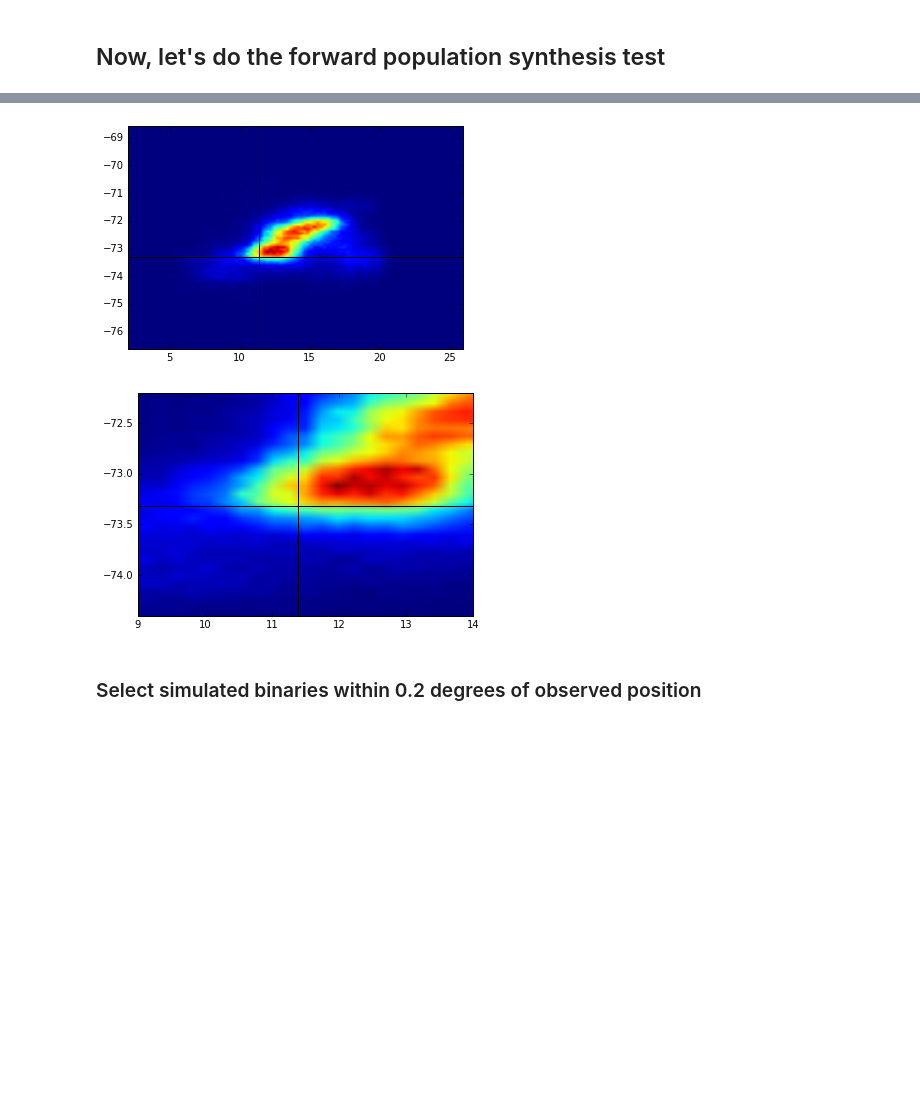
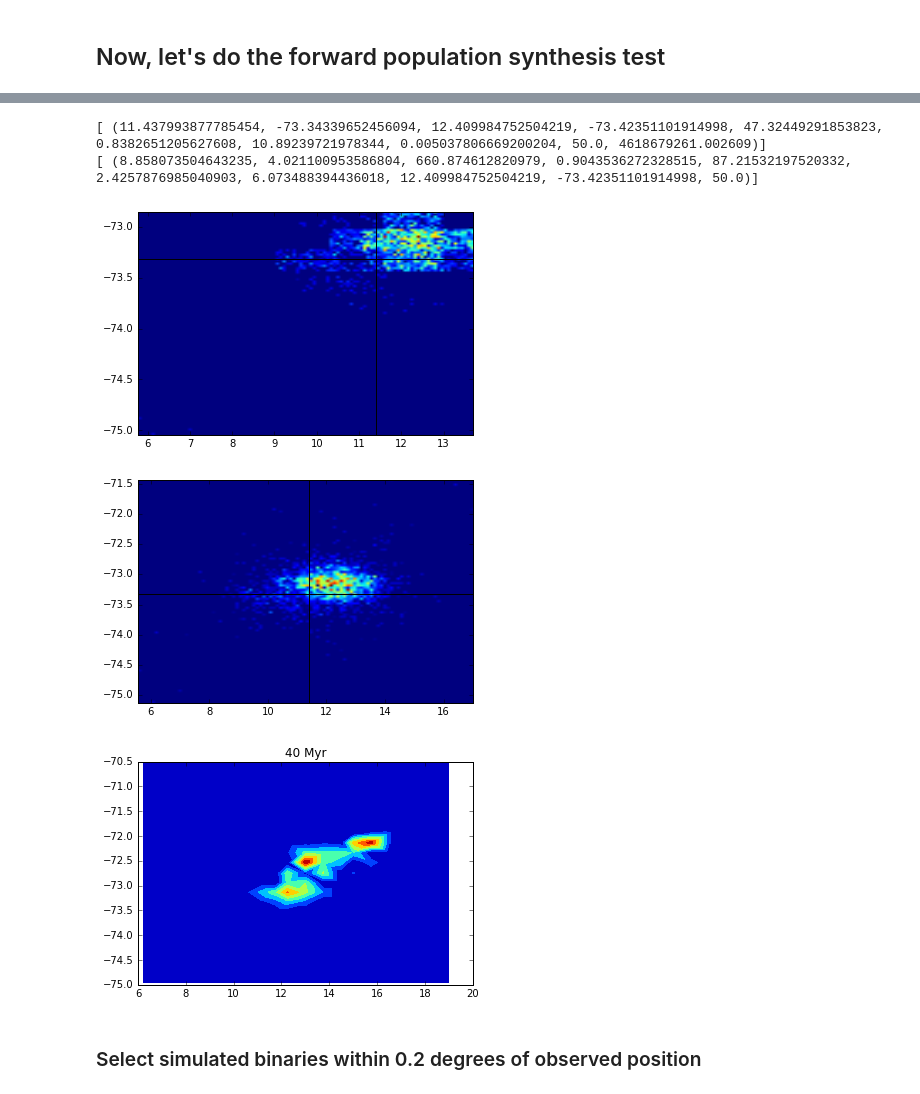
Before and after one commit to astroJeff/XRB, a Jupyter notebook: notebooks/MCMC flexible.ipynb, the cells around one changed output, grey strips where cells are left out. Saved outputs shown, nothing was run; the diff lists cells and outputs as text; code cells hidden in the pictures; blank space fills up the shorter version.

```diff
--- a/notebooks/MCMC flexible.ipynb
+++ b/notebooks/MCMC flexible.ipynb
@@ -905,6 +894,9 @@ print func_sse_ms_time(8.0)
 ## Now, let's do the forward population synthesis test
 # %%
 # Define random deviate functions
+
+M1_min = 8.0
+M1_max = 39.0
 
 def get_v_k(sigma, N):
     return maxwell.rvs(scale = sigma, size = N)
@@ -969,14 +961,21 @@ def generate_population(N):
 
     return M_1_a, M_2_a, A_a, ecc_a, v_k, theta, phi
 # %%
-def get_random_positions(N, t_b):
+def get_random_positions(N, t_b, ra_in=-1.0, dec_in=-1.0):
 
     N_regions = len(smc_sfh)
 
+    # If provided with an ra and dec, only generate stars within 3 degrees of input position
     SF_regions = np.zeros((2,N_regions))
     for i in np.arange(N_regions):
         SF_regions[0,i] = i
-        SF_regions[1,i] = smc_sfh[i](np.log10(t_b*1.0e6))
+
+        if ra_in == -1:
+            SF_regions[1,i] = smc_sfh[i](np.log10(t_b*1.0e6))
+        elif sf_history.get_theta_proj_degree(smc_coor["ra"][i], smc_coor["dec"][i], ra_in, dec_in) < deg_to_rad(0.5):
+            SF_regions[1,i] = smc_sfh[i](np.log10(t_b*1.0e6))
+        else:
+            SF_regions[1,i] = 0.0
 
     N_stars = np.sum(SF_regions, axis=1)[1]
 
@@ -1013,10 +1012,11 @@ def get_random_positions(N, t_b):
 
     # Width is 12 arcmin or 12/60 degrees for outermost regions
     # Width is 6 arcmin or 6/60 degrees for inner regions
-    width = 12.0 / 60.0 * np.ones(len(indices))
-    for i in np.arange(len(indices)):
-        if str(smc_coor["region"][indices[i]]).find("_") != -1:
-            width[i] = 6.0 / 60.0
+#    width = 12.0 / 60.0 * np.ones(len(indices))
+    width = 6.0 / 60.0 * np.ones(len(indices))
+#    for i in np.arange(len(indices)):
+#        if str(smc_coor["region"][indices[i]]).find("_") != -1:
+#            width[i] = 6.0 / 60.0
 
     tmp_delta_ra = width * (2.0 * uniform.rvs(size=len(indices)) - 1.0) / np.cos(deg_to_rad(dec_out)) * 2.0
     tmp_delta_dec = width * (2.0 * uniform.rvs(size=len(indices)) - 1.0)
@@ -1197,8 +1196,8 @@ names = ["ra", "dec", "ra_b", "dec_b", "P_orb", "ecc", "M_2_d", "theta_proj", "a
 HMXB = np.recarray(0, names=names, formats=['float64,float64,float64,float64,float64,float64,float64,float64,float64,float64'])
 HMXB_J0045 = np.recarray(0, names=names, formats=['float64,float64,float64,float64,float64,float64,float64,float64,float64,float64'])
 
-names = ["M1","M2","A","ecc","v_k","theta","phi","t_b"]
-init_params_J0045 = np.recarray(0, names=names, formats=['float64,float64,float64,float64,float64,float64,float64,float64'])
+names = ["M1","M2","A","ecc","v_k","theta","phi","ra_b","dec_b","t_b"]
+init_params_J0045 = np.recarray(0, names=names, formats=['float64,float64,float64,float64,float64,float64,float64,float64,float64,float64'])
 
 
 id_J0045 = np.array([])
@@ -1207,10 +1206,12 @@ id_J0045 = np.array([])
 start_time = time.time()
 
 
+theta_sep = np.array([])
+
 for t_b in np.linspace(14.0, 56.0, 43):
     print t_b
-    HMXB_t, init_params_t = create_HMXBs(t_b, N_sys=3000000)
-#    HMXB = np.concatenate((HMXB, HMXB_t))
+    HMXB_t, init_params_t = create_HMXBs(t_b, N_sys=1000, ra_in=ra_J0045, dec_in=dec_J0045)
+    HMXB = np.concatenate((HMXB, HMXB_t))
 
     for i in np.arange(len(HMXB_t)):
 
@@ -1221,8 +1222,8 @@ for t_b in np.linspace(14.0, 56.0, 43):
         theta_sep = np.append(theta_sep, angle)
 
         if angle < 0.2 \
-            and np.abs(h["P_orb"] - P_orb_J0045) < 1.0 \
-            and np.abs(h["ecc"] - ecc_J0045) < 0.05 \
+            and np.abs(h["P_orb"] - P_orb_J0045) < 10.0 \
+            and np.abs(h["ecc"] - ecc_J0045) < 0.1 \
             and np.abs(h["M_2_d"] - M2_d_J0045) < 0.2:
 
             HMXB_J0045 = np.append(HMXB_J0045, h)
@@ -1236,37 +1255,45 @@ print "The simulation took", time.time() - start_time, "seconds to run"
+# %%
+print HMXB_J0045
+print init_params_J0045
+# %% [output]
+[ (11.437993877785454, -73.34339652456094, 12.409984752504219, -73.42351101914998, 47.32449291853823, 0.8382651205627608, 10.89239721978344, 0.005037806669200204, 50.0, 4618679261.002609)]
+[ (8.858073504643235, 4.021100953586804, 660.874612820979, 0.9043536272328515, 87.21532197520332, 2.4257876985040903, 6.073488394436018, 12.409984752504219, -73.42351101914998, 50.0)]
 # %%
 
 # All HMXBs
-HMXB_hist, xedges, yedges = np.histogram2d(HMXB["ra"], HMXB["dec"], bins=100, weights=HMXB["norm"])
+HMXB_hist, xedges, yedges = np.histogram2d(HMXB["ra_b"], HMXB["dec_b"], bins=100, weights=HMXB["norm"])
 extent = [xedges[0], xedges[-1], yedges[0], yedges[-1]]
 
 fig = plt.figure()
 HMXB_plot = fig.add_subplot(111)
 HMXB_plot.imshow(HMXB_hist.T, extent=extent, origin='lower', aspect='auto')
 
 plt.axvline(ra_J0045, color='k')
 plt.axhline(dec_J0045, color='k')
 
 plt.show()
 
 
 # All HMXBs
 HMXB_hist, xedges, yedges = np.histogram2d(HMXB["ra"], HMXB["dec"], bins=100, weights=HMXB["norm"])
 extent = [xedges[0], xedges[-1], yedges[0], yedges[-1]]
 
 fig = plt.figure()
 HMXB_plot = fig.add_subplot(111)
 HMXB_plot.imshow(HMXB_hist.T, extent=extent, origin='lower', aspect='auto')
 
 plt.axvline(ra_J0045, color='k')
 plt.axhline(dec_J0045, color='k')
 
-plt.xlim(9.0, 14.0)
-plt.ylim(-74.4, -72.2)
 
 plt.show()
+
+get_SMC_plot(40.0)
+plt.show()
 # %% [output]
-[figure, old version]
+[figure, new version]
-[figure, old version]
+[figure, new version]
+[figure, added]
 # %% [markdown]
 ### Select simulated binaries within 0.2 degrees of observed position
 # %%
```
Also changed, not shown: parts of 5 cells of this notebook.
